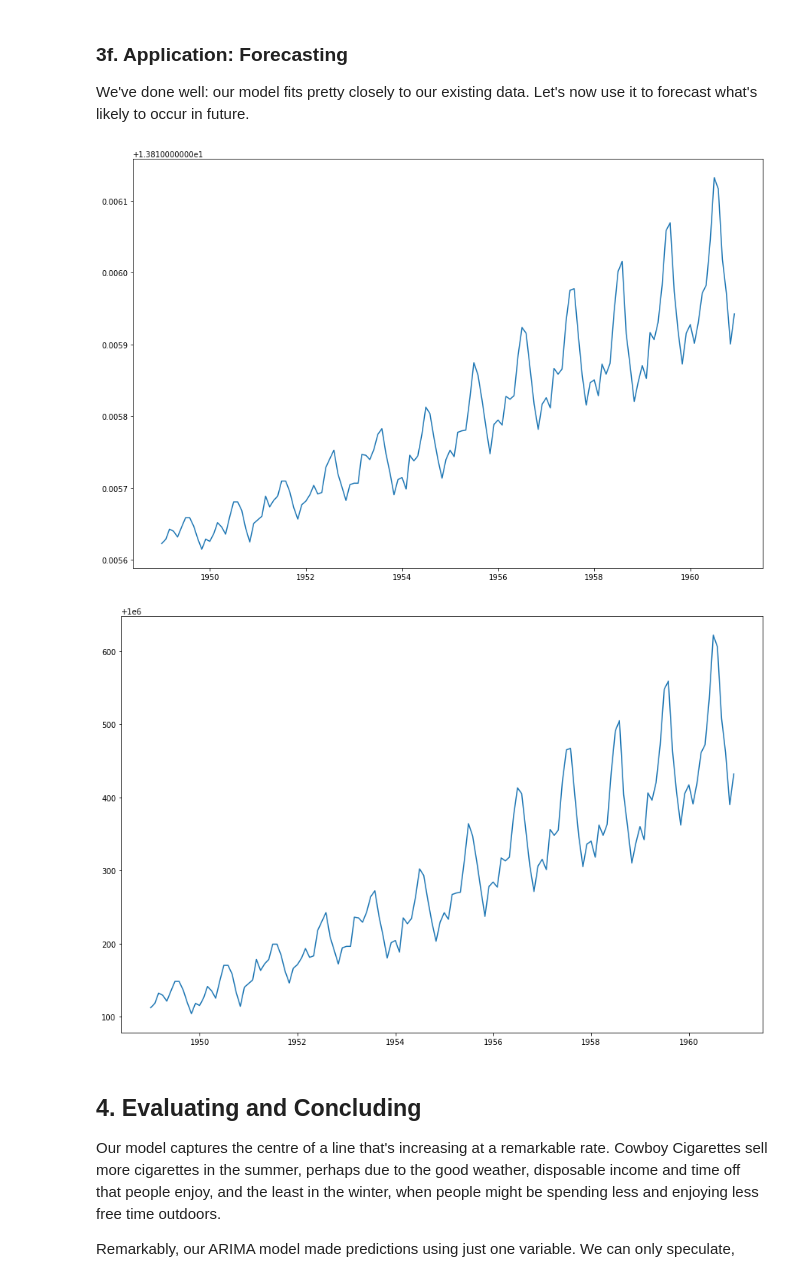
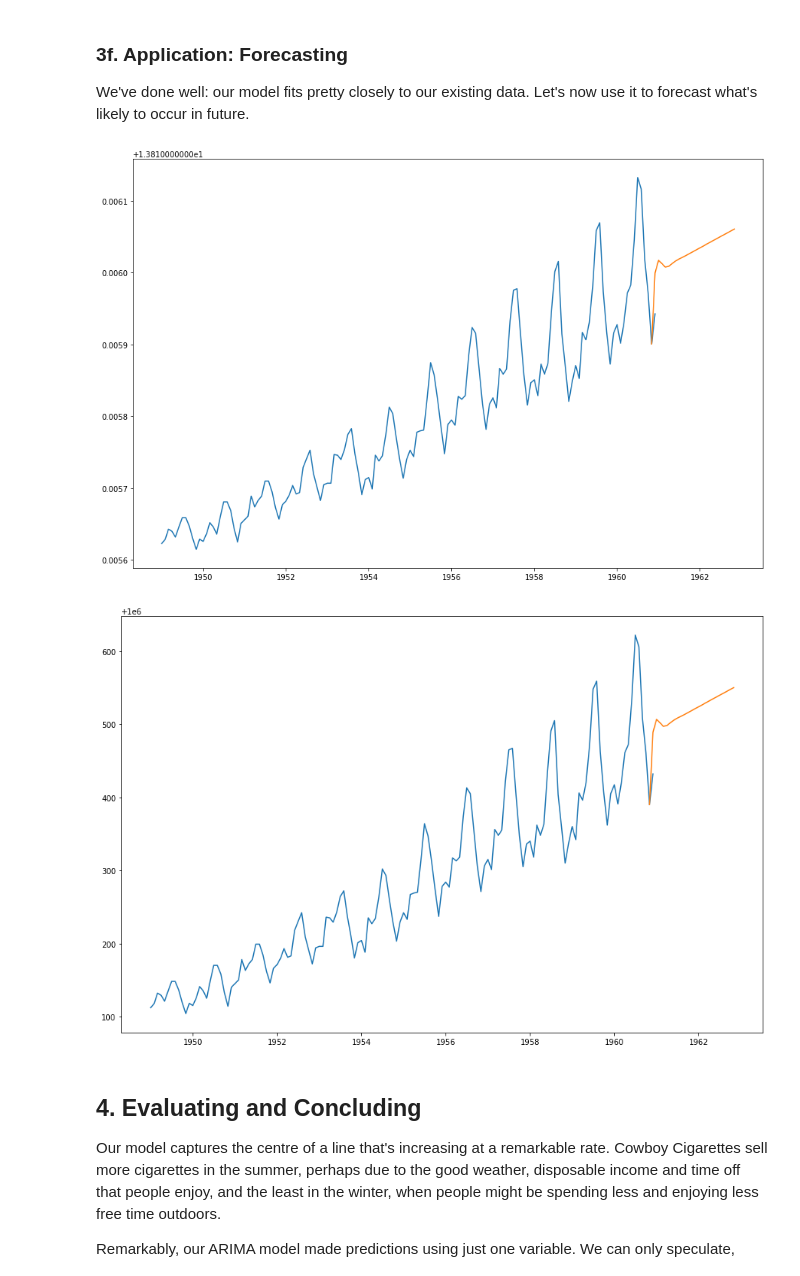
Before and after one commit to C-Atwood/Springboard, a Jupyter notebook: Cowboy_Cigarettes_Case_Study_Tier_3.ipynb, the cells around one changed output. Saved outputs shown, nothing was run; the diff lists cells and outputs as text; code cells hidden in the pictures.

```diff
--- a/Cowboy_Cigarettes_Case_Study_Tier_3.ipynb
+++ b/Cowboy_Cigarettes_Case_Study_Tier_3.ipynb
@@ -430,25 +430,25 @@ We've done well: our model fits pretty closely to our existing data. Let's now u
 # %%
 # Declare a variable called forecast_period with the amount of months to forecast, and
 # create a range of future dates that is the length of the periods you've chosen to forecast
-forecast_period = 12
+forecast_period = 24
 date_range = pd.date_range(y_log.index[-1], periods = forecast_period,
               freq='MS').strftime("%Y-%m-%d").tolist()
 # Convert that range into a dataframe that includes your predictions
 # First, call DataFrame on pd
 future_months = pd.DataFrame(date_range, columns = ['Month'])
 # Let's now convert the 'Month' column to a datetime object with to_datetime
 future_months['Month'] = pd.to_datetime(future_months['Month'])
 future_months.set_index('Month', inplace = True)
-future_months['Prediction'] = pd.Series(forecast[0])
+future_months['Prediction'] = forecast[0]
 
 # Plot your future predictions
 # Call figure() on plt
 plt.figure(figsize=(15,10))
 plt.plot(y_log)
 plt.plot(y_log['Nov 1960'].append(future_months['Prediction']))
 plt.show()
 # %% [output]
-[figure, old version]
+[figure, new version]
 # %%
 # Now plot the original variable y
 # Use the same functions as before
@@ -457,7 +457,7 @@ plt.plot(y)
 plt.plot(np.exp(y_log['Nov 1960'].append(future_months['Prediction'])))
 plt.show()
 # %% [output]
-[figure, old version]
+[figure, new version]
 # %% [markdown]
 ## 4. Evaluating and Concluding
 
```
Also changed, not shown: parts of 1 cell of this notebook.
